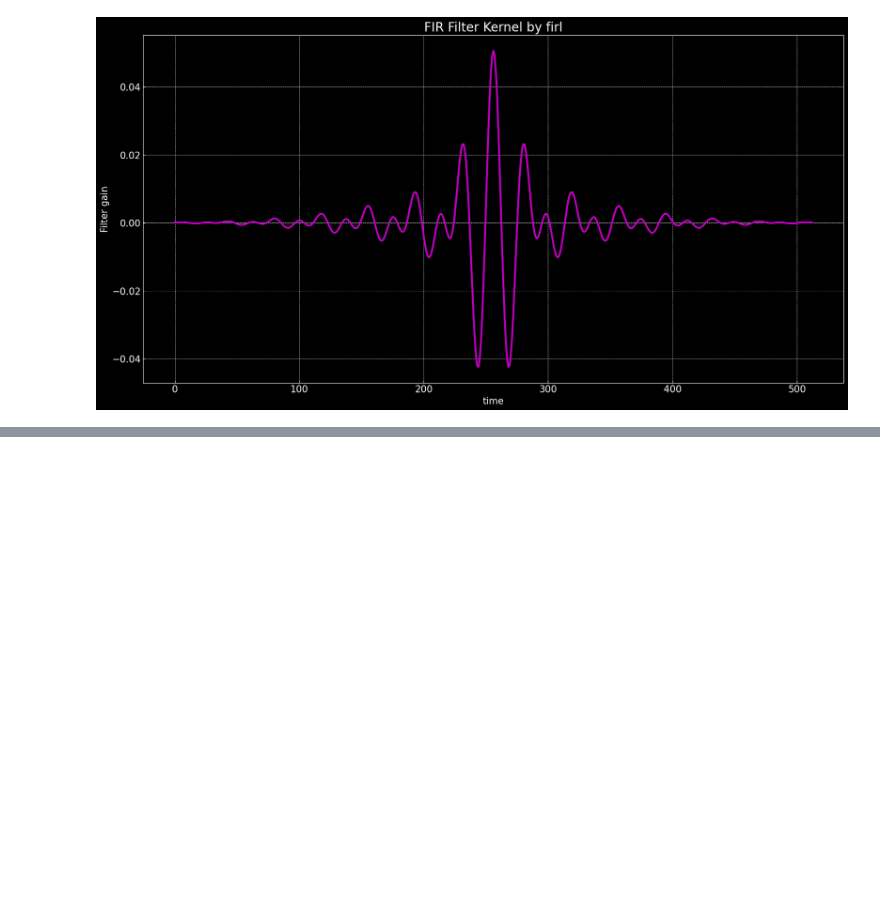
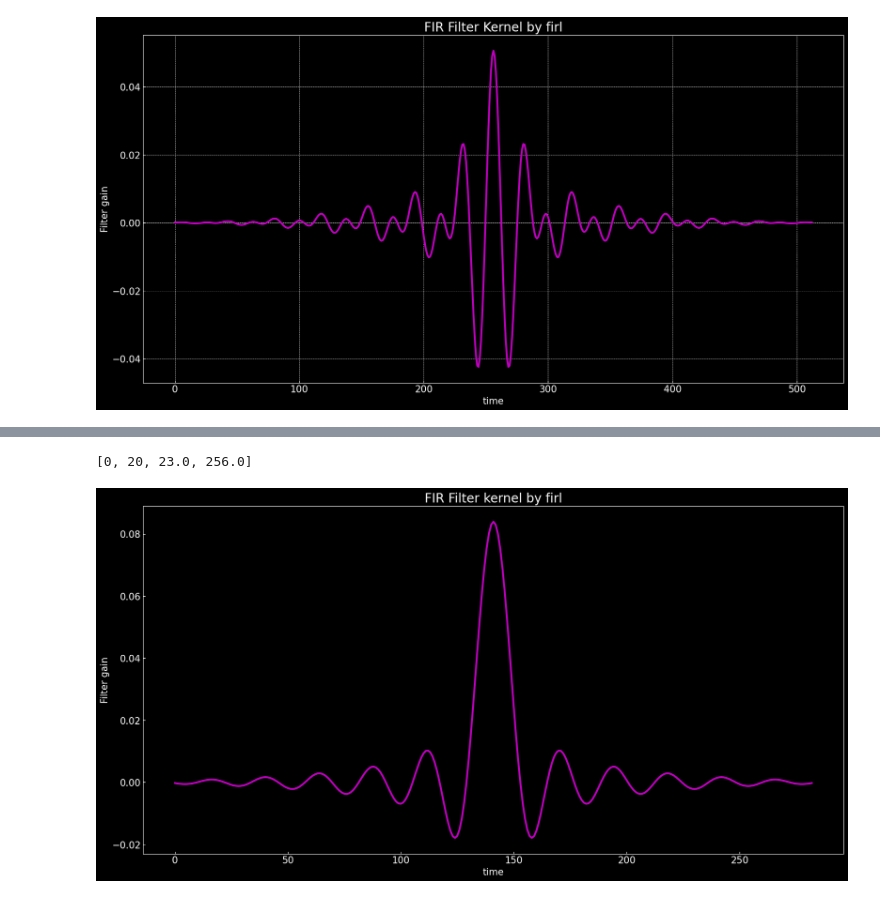
Before and after one commit to RahulChowdary221/Hello-DSP, a Jupyter notebook: FIR_filterDesign.ipynb, the cells around one changed output, grey strips where cells are left out. Drawn from its saved outputs; the diff is of its cells as text; code cells hidden in the pictures; blank space fills up the shorter version.

```diff
--- a/FIR_filterDesign.ipynb
+++ b/FIR_filterDesign.ipynb
@@ -63,0 +130,27 @@ plt.show()
+# %%
+#defining filter parameters for low pass filter
+cutoff=20
+transw=0.15
+order=np.round(11*srate/cutoff)
+if order %2 == 0:
+    order +=1
+desired_shape1=[1,1,0,0]
+frequencies1=[0,cutoff,cutoff+cutoff*transw,Nyquist]
+print(frequencies)
+# %% [output]
+[0, 20, 23.0, 256.0]
+# %%
+#filter kernel
+filter_ker=signal.firls(order,frequencies1,desired_shape1,fs=srate)
+plt.figure(figsize=(20,10))
+style.use('dark_background')
+plt.rcParams['xtick.labelsize']=15
+plt.rcParams['ytick.labelsize']=15
+plt.plot(filter_ker,'m',linewidth=3)
+plt.xlabel('time',fontsize=15)
+plt.ylabel('Filter gain',fontsize=15)
+plt.title('FIR Filter kernel by firl',fontsize=20)
+plt.grid(False)
+plt.show()
+# %% [output]
+[figure, added]
```
Also changed, not shown: parts of 9 cells of this notebook.
